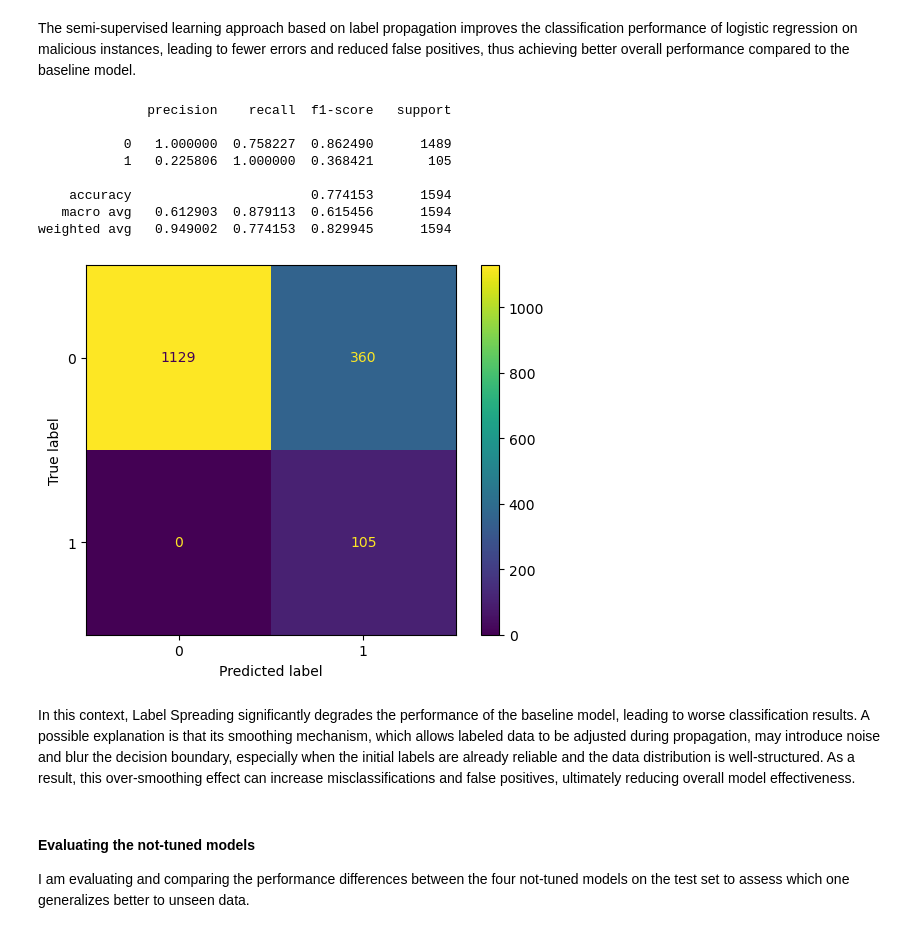
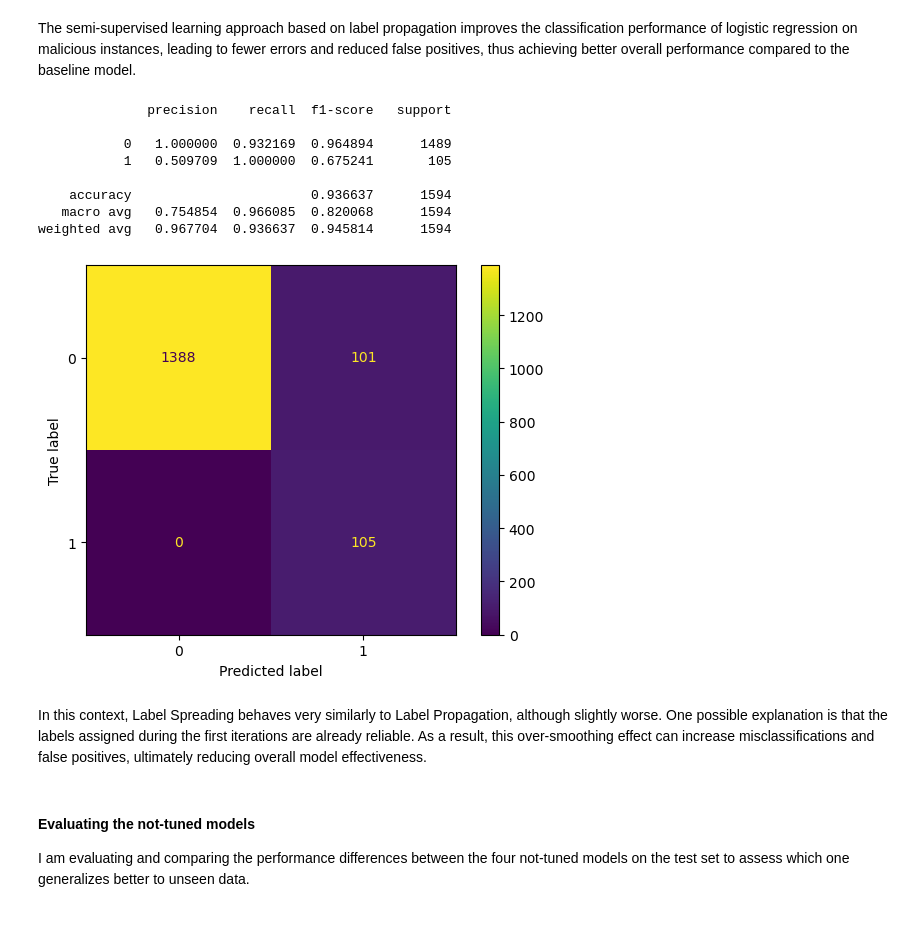
Before and after one commit to ZBaldi/Machine-Learning-Project, a Jupyter notebook: VALERIO_BALDAZZI_CSE-CIC-IDS2018_SSL.ipynb, the cells around one changed output. Cells and saved outputs as stored; diff of their text form; code cells hidden in the pictures.

```diff
--- a/VALERIO_BALDAZZI_CSE-CIC-IDS2018_SSL.ipynb
+++ b/VALERIO_BALDAZZI_CSE-CIC-IDS2018_SSL.ipynb
@@ -932,23 +931,23 @@ weighted avg   0.975545  0.961104  0.965124      1594
 # %% [markdown]
 The semi-supervised learning approach based on label propagation improves the classification performance of logistic regression on malicious instances, leading to fewer errors and reduced false positives, thus achieving better overall performance compared to the baseline model.
 # %%
-semi_labeled_predictions3 = modelSpreaded.predict(x_test_only_labeled)
+semi_labeled_predictions3 = modelSpreaded.predict(x_test_semi_labeled)
 report_ssl3 = classification_report(y_test, semi_labeled_predictions3, digits = 6)
 report_ssl3_dict = classification_report(y_test, semi_labeled_predictions3, digits = 6, output_dict = True)
 print(report_ssl3)
 showConfusionMatrix(y_test, semi_labeled_predictions3)
 # %% [output]
               precision    recall  f1-score   support
 
-           0   1.000000  0.758227  0.862490      1489
-           1   0.225806  1.000000  0.368421       105
+           0   1.000000  0.932169  0.964894      1489
+           1   0.509709  1.000000  0.675241       105
 
-    accuracy                       0.774153      1594
-   macro avg   0.612903  0.879113  0.615456      1594
-weighted avg   0.949002  0.774153  0.829945      1594
+    accuracy                       0.936637      1594
+   macro avg   0.754854  0.966085  0.820068      1594
+weighted avg   0.967704  0.936637  0.945814      1594
-[figure, old version]
+[figure, new version]
 # %% [markdown]
-In this context, Label Spreading significantly degrades the performance of the baseline model, leading to worse classification results. A possible explanation is that its smoothing mechanism, which allows labeled data to be adjusted during propagation, may introduce noise and blur the decision boundary, especially when the initial labels are already reliable and the data distribution is well-structured. As a result, this over-smoothing effect can increase misclassifications and false positives, ultimately reducing overall model effectiveness.
+In this context, Label Spreading behaves very similarly to Label Propagation, although slightly worse. One possible explanation is that the labels assigned during the first iterations are already reliable. As a result, this over-smoothing effect can increase misclassifications and false positives, ultimately reducing overall model effectiveness.
 # %% [markdown]
 #### Evaluating the not-tuned models
 I am evaluating and comparing the performance differences between the four not-tuned models on the test set to assess which one generalizes better to unseen data.
```
Also changed, not shown: parts of 18 cells of this notebook.
